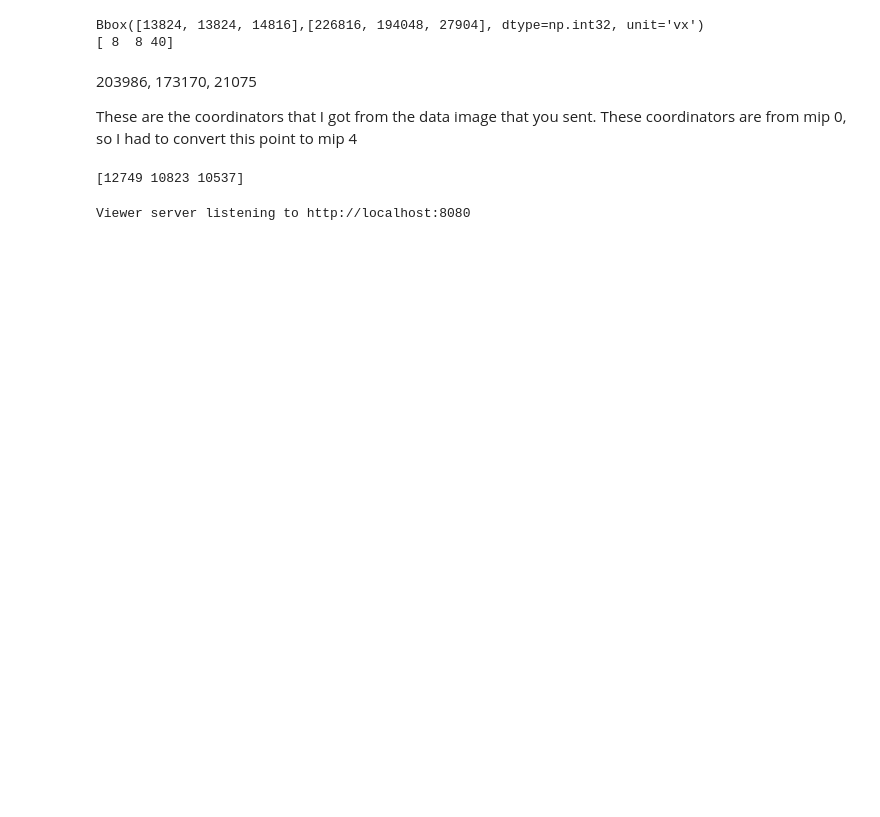
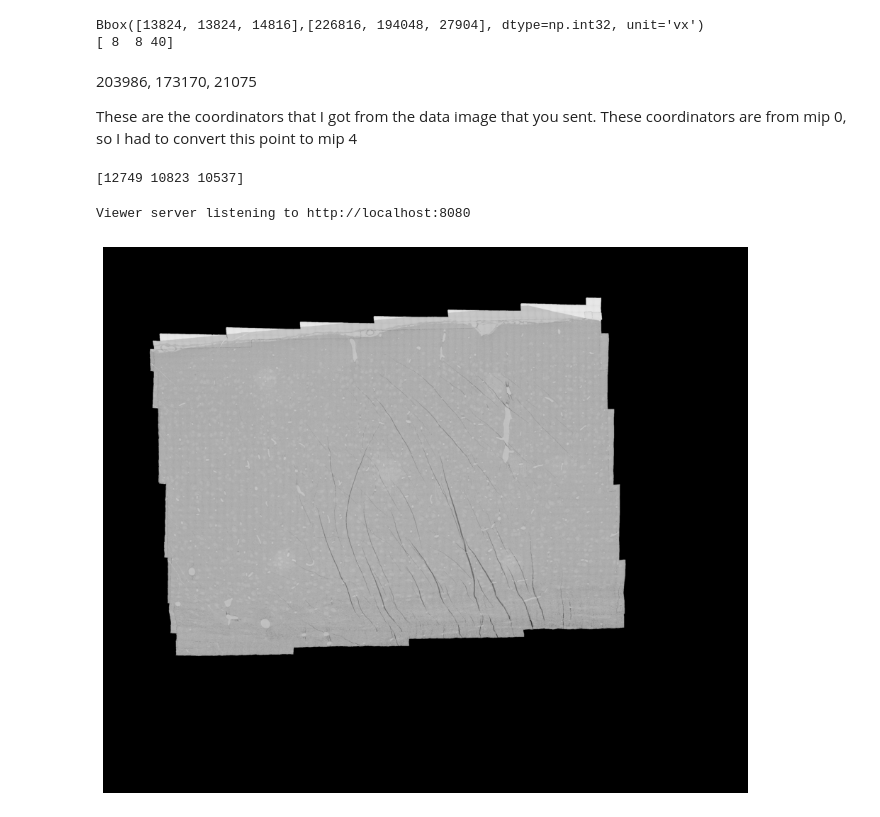
Before and after one commit to 6namdang/connectomes-assignment, a Jupyter notebook: assignments/assignment1.ipynb, the cells around one changed output. Saved outputs shown, nothing was run; the diff lists cells and outputs as text; code cells hidden in the pictures; blank space fills up the shorter version.

```diff
--- a/assignments/assignment1.ipynb
+++ b/assignments/assignment1.ipynb
@@ -43,3 +43,12 @@ Viewer server listening to http://localhost:8080
 # %%
 cv.cache.flush()
 #flush when done
+# %%
+import matplotlib.pyplot as plt
+
+plt.figure(figsize=(12, 10))
+plt.imshow(image[::4, ::4, 0, 0].T, cmap="gray")
+plt.axis("off")
+plt.show()
+# %% [output]
+[figure, added]
```
